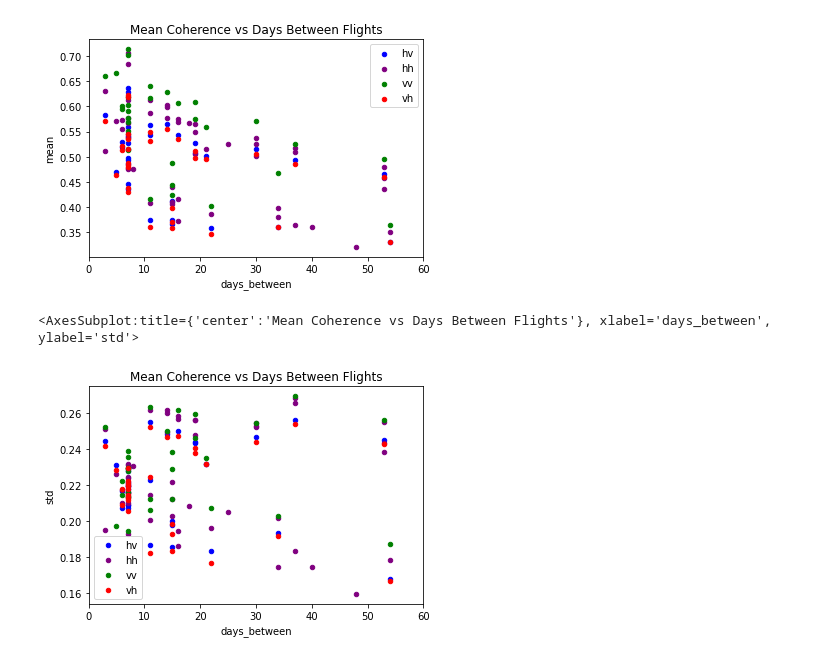
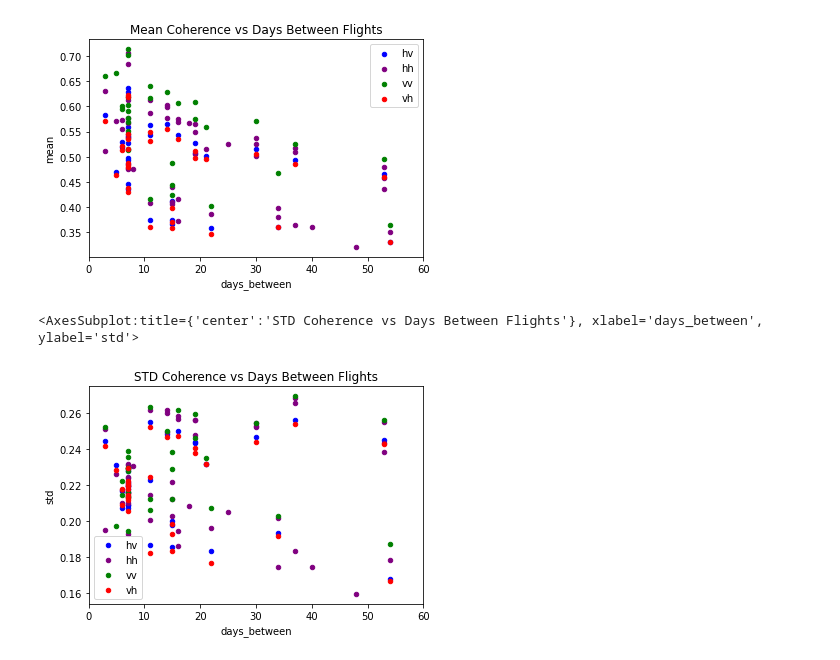
Before and after one commit to snowex-hackweek/uavsar, a Jupyter notebook: analysis/Cloud_Analysis.ipynb, the cells around one changed output. Saved outputs shown, nothing was run; the diff lists cells and outputs as text; code cells hidden in the pictures.

```diff
--- a/analysis/Cloud_Analysis.ipynb
+++ b/analysis/Cloud_Analysis.ipynb
@@ -288,8 +289,8 @@ df.to_csv('hh_cor')
 # %%
-df_hv = pd.read_csv('hv_cor')
-df_hh = pd.read_csv('hh_cor')
-df_vv = pd.read_csv('vv_cor')
-df_vh = pd.read_csv('vh_cor')
+df_hv = pd.read_csv('hv_cor.csv')
+df_hh = pd.read_csv('hh_cor.csv')
+df_vv = pd.read_csv('vv_cor.csv')
+df_vh = pd.read_csv('vh_cor.csv')
 # %%
 import matplotlib.pyplot as plt
 ax = df_hv.plot(color = 'blue',label = 'hv',x = 'days_between', y = 'mean', kind = 'scatter', xlim = [0,60], title = 'Mean Coherence vs Days Between Flights', xlabel = 'Days Between', ylabel = 'Mean Coherence')
@@ -301,10 +302,10 @@ df_vh.plot(color = 'red',label = 'vh',x = 'days_between', y = 'mean', kind = 'sc
 [figure]
 # %%
 import matplotlib.pyplot as plt
-ax = df_hv.plot(color = 'blue',label = 'hv',x = 'days_between', y = 'std', kind = 'scatter', xlim = [0,60], title = 'Mean Coherence vs Days Between Flights', xlabel = 'Days Between', ylabel = 'Mean Coherence')
+ax = df_hv.plot(color = 'blue',label = 'hv',x = 'days_between', y = 'std', kind = 'scatter', xlim = [0,60], title = 'STD Coherence vs Days Between Flights', xlabel = 'Days Between', ylabel = 'Mean Coherence')
 df_hh.plot(color = 'purple',label = 'hh',x = 'days_between', y = 'std', kind = 'scatter',ax=ax)
 df_vv.plot(color = 'green',label = 'vv',x = 'days_between', y = 'std', kind = 'scatter',ax=ax)
 df_vh.plot(color = 'red',label = 'vh',x = 'days_between', y = 'std', kind = 'scatter',ax=ax)
 # %% [output]
-<AxesSubplot:title={'center':'Mean Coherence vs Days Between Flights'}, xlabel='days_between', ylabel='std'>
+<AxesSubplot:title={'center':'STD Coherence vs Days Between Flights'}, xlabel='days_between', ylabel='std'>
-[figure, old version]
+[figure, new version]
```
Also changed, not shown: parts of 7 cells of this notebook, 4 other files.
